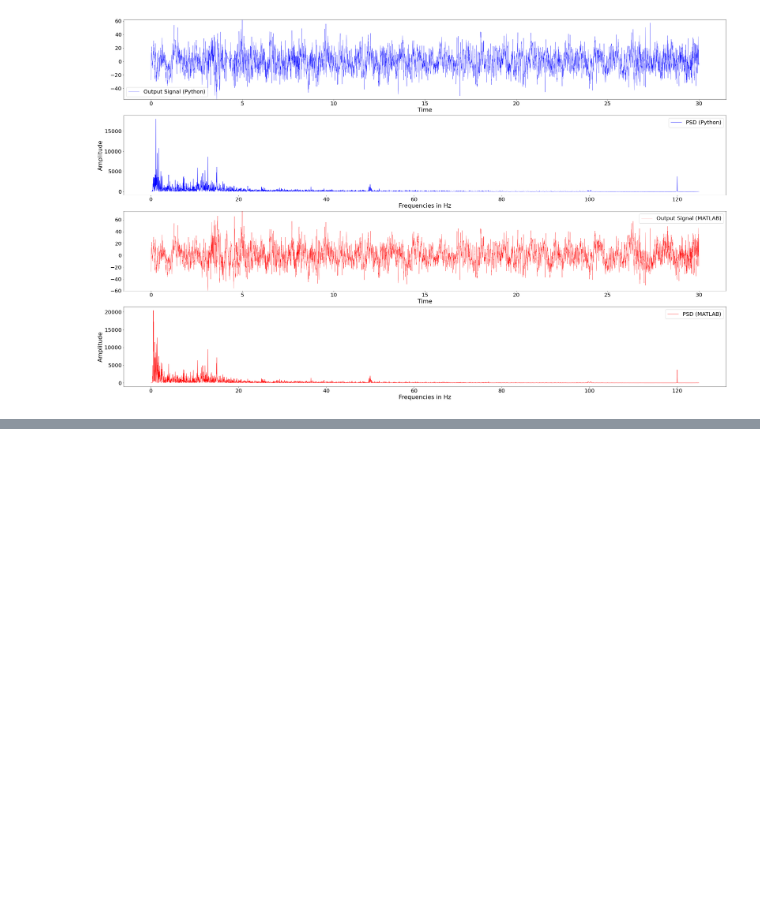
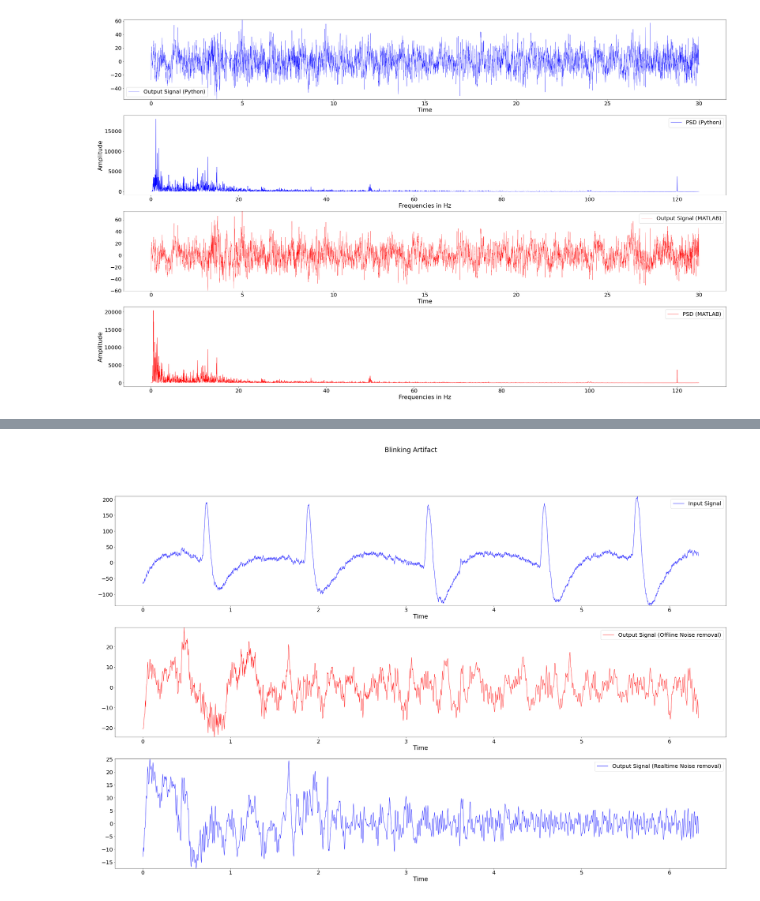
Before and after one commit to Mentalab-hub/explore-happilee, a Jupyter notebook: testing.ipynb, the cells around one changed output, grey strips where cells are left out. Cells and saved outputs as stored; diff of their text form; code cells hidden in the pictures; blank space fills up the shorter version.

Commit message:
Added comparison of real time and offline noise removal

```diff
--- a/testing.ipynb
+++ b/testing.ipynb
@@ -707,0 +707,75 @@ Normalized cross correlation: [0.9131976]
+# %%
+# a. Reading in our ExG signal
+## i. Before Noise Removal
+s_rate = 250
+ln_freq = 50
+exg_data_in = np.transpose( np.genfromtxt("exg_data_in_528blink.csv", delimiter = ',') )
+t_array = np.arange(0, len(exg_data_in)/s_rate, 1/s_rate)
+
+## ii. Noise removed
+exg_wav_thd = np.transpose( np.genfromtxt("exg_wav_thd_528blink.csv", delimiter = ',') )
+t_out = np.arange(0, len(exg_wav_thd)/s_rate, 1/s_rate)
+
+
+# b. Applying Offline noise removal to original signal
+exg_in_lnrm = ln_removal.clean_ln_ch(exg_data_in, ln_freq, s_rate)
+exg_in_lpf = filtering.lp_filt_ch(exg_in_lnrm, s_rate)
+artifacts = ebayesthd_wav_dwt(exg_in_lpf, s_rate=s_rate)
+exg_in_wav_thd = exg_in_lpf - artifacts
+
+
+# c. Comparing Offline noise removal and Real-time noise removal results
+## i. Comparing both results by normalized cross correlation, done in batches
+batch_size = 528
+c_batches = np.array([])
+exg_in_wav_thd_batch = np.array([])
+for i in range(batch_size, len(exg_data_in)+1, batch_size):
+    # Taking a batch
+    exg_wavthd_batch = exg_wav_thd[i-batch_size : i-1]
+    exg_in_wavthd_batch = exg_in_wav_thd[i-batch_size : i-1]
+    # Calculating normalized cross correlation for a batch
+    exg_wavthd_batch_norm = (exg_wavthd_batch - np.mean(exg_wavthd_batch)) / (np.std(exg_wavthd_batch) * len(exg_wavthd_batch))
+    exg_in_wavthd_batch_norm = (exg_in_wavthd_batch - np.mean(exg_in_wavthd_batch)) / (np.std(exg_in_wavthd_batch))
+    tmp = np.correlate(exg_wavthd_batch_norm, exg_in_wavthd_batch_norm)
+    c_batches = np.append(c_batches, tmp)
+print("Normalized cross correlation (realtime vs. offline, in batches):")
+for i in range(0, len(c_batches)):
+    print("Batch", i+1, ":", c_batches[i])
+
+## ii. Comparing both results by normalized cross correlation, as a whole data
+exg_wavthd_norm = (exg_wav_thd - np.mean(exg_wav_thd)) / (np.std(exg_wav_thd) * len(exg_wav_thd))
+exg_in_wavthd_norm = (exg_in_wav_thd - np.mean(exg_in_wav_thd)) / (np.std(exg_in_wav_thd))
+c = np.correlate(exg_wavthd_norm, exg_in_wavthd_norm)
+print("Normalized cross correlation (realtime vs. offline):", np.max(c))
+
+
+# Plotting the input and results
+fig, ax = plt.subplots(3,1)
+plt.rcParams['figure.figsize'] = [40, 25]
+SMALL_SIZE = 20
+MEDIUM_SIZE = 22
+BIGGER_SIZE = 24
+plt.rc('font', size = SMALL_SIZE)          # controls default text sizes
+plt.rc('axes', titlesize = MEDIUM_SIZE)    # fontsize of the axes title
+plt.rc('xtick', labelsize = SMALL_SIZE)    # fontsize of the tick labels
+plt.rc('figure', titlesize = BIGGER_SIZE)  # fontsize of the figure title
+plt.rc('axes', labelsize = MEDIUM_SIZE)    # fontsize of the x and y labels
+
+ax[0].plot(t_array, exg_data_in, color='b', lw=1, label='Input Signal')
+ax[0].set_ylim([exg_data_in.min(), exg_data_in.max()])
+ax[0].set_xlabel('Time')
+ax[0].legend()
+
+ax[1].plot(t_array, exg_in_wav_thd, color='r', lw=1, label='Output Signal (Offline Noise removal)')
+ax[1].set_ylim([exg_in_wav_thd.min(), exg_in_wav_thd.max()])
+ax[1].set_xlabel('Time')
+ax[1].legend()
+
+ax[2].plot(t_out, exg_wav_thd, color='b', lw=1, label='Output Signal (Realtime Noise removal)')
+ax[2].set_ylim([exg_wav_thd.min(), exg_wav_thd.max()])
+ax[2].set_xlabel('Time')
+ax[2].legend()
+
+plt.suptitle('Blinking Artifact')
+plt.show()
+# %% [output]
@@ -707,0 +801 @@ Normalized cross correlation: [0.9131976]
+[figure, added]
```
Also changed, not shown: parts of 12 cells of this notebook, 2 other files.
